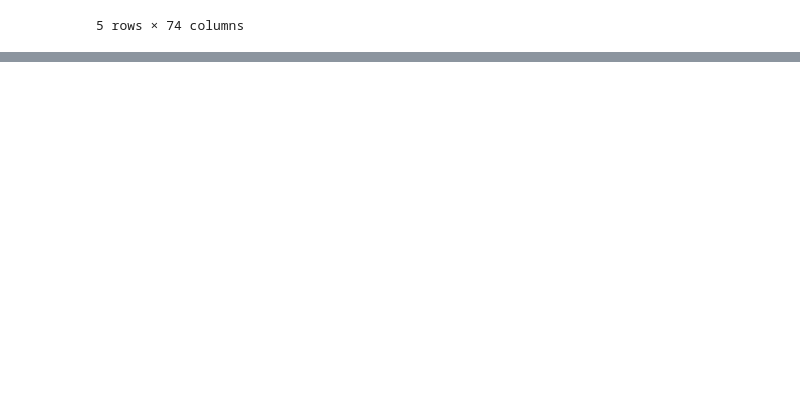
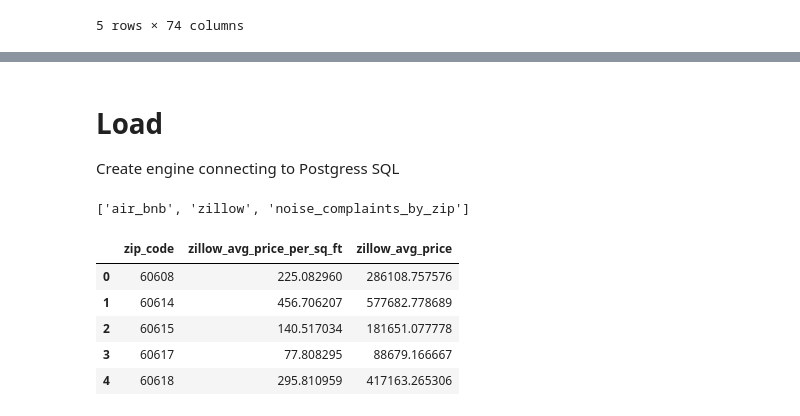
Before and after one commit to saguaroland1939/AirBnB-Analysis, a Jupyter notebook: Jonathan/Untitled.ipynb, the cells around one changed output, grey strips where cells are left out. Saved outputs shown, nothing was run; the diff lists cells and outputs as text; code cells hidden in the pictures; blank space fills up the shorter version.

```diff
--- a/Jonathan/Untitled.ipynb
+++ b/Jonathan/Untitled.ipynb
@@ -74,0 +96,5 @@ print(len(zipcode))
+# %%
+grouped_air_df = airbnb_full_df.groupby("zipcode").agg(count=('id', 'size'), mean=('price', 'mean')).reset_index()
+pd.set_option('display.max_rows', 100)
+grouped_air_df = grouped_air_df.rename(columns ={"zipcode": "zip_code", "count": "air_bnb_count", "mean": "avg_air_bnb_cost"})
+grouped_air_df
@@ -74,0 +144,4 @@ print(len(zipcode))
+# %% [markdown]
+# Load
+
+Create engine connecting to Postgress SQL
@@ -74,0 +151,4 @@ print(len(zipcode))
+# %%
+engine.table_names()
+# %% [output]
+['air_bnb', 'zillow', 'noise_complaints_by_zip']
@@ -74,0 +157,12 @@ print(len(zipcode))
+# %%
+zillow_df = pd.read_csv("../Abraham/zillow_zip.csv")
+zillow_df = zillow_df[["zip_code", "avg_price_per_sq_ft", "avg_price"]]
+zillow_df = zillow_df.rename(columns={"avg_price_per_sq_ft" : "zillow_avg_price_per_sq_ft", "avg_price": "zillow_avg_price"})
+zillow_df.head()
+# %% [output]
+|  | zip_code | zillow_avg_price_per_sq_ft | zillow_avg_price |
+| 0 | 60608 | 225.082960 | 286108.757576 |
+| 1 | 60614 | 456.706207 | 577682.778689 |
+| 2 | 60615 | 140.517034 | 181651.077778 |
+| 3 | 60617 | 77.808295 | 88679.166667 |
+| 4 | 60618 | 295.810959 | 417163.265306 |
```
Also changed, not shown: parts of 15 cells of this notebook, 1 other file.
